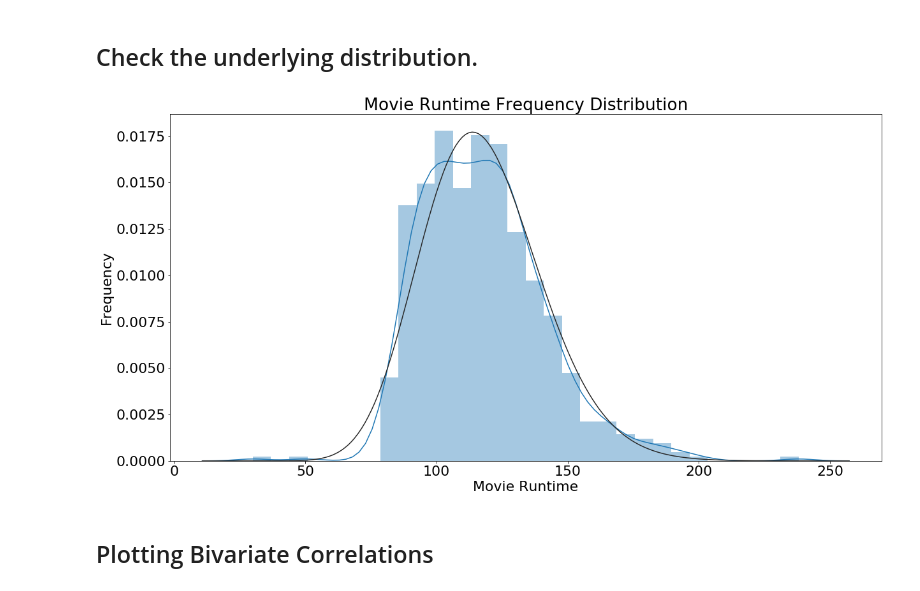
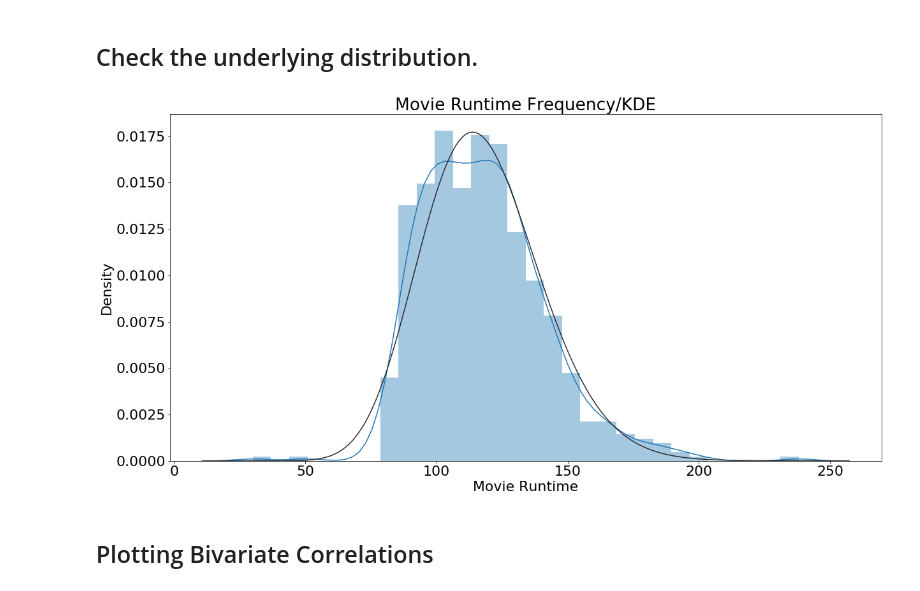
Before and after one commit to giggles-data-science/Python-3-DS, a Jupyter notebook: seaborn.ipynb, the cells around one changed output. Cells and saved outputs as stored; diff of their text form; code cells hidden in the pictures.

```diff
--- a/seaborn.ipynb
+++ b/seaborn.ipynb
@@ -139,11 +141,11 @@ plt.title('Movie Runtime Frequency Distribution');
 # %%
 #check the underlying distribution
 sns.distplot(df.Runtime, fit = stats.gamma)
 plt.xlabel('Movie Runtime')
-plt.ylabel('Frequency')
-plt.title('Movie Runtime Frequency Distribution');
+plt.ylabel('Density')
+plt.title('Movie Runtime Frequency/KDE');
 # %% [output]
-[figure, old version]
+[figure, new version]
 # %% [markdown]
 ## Plotting Bivariate Correlations
 # %% [markdown]
```
Also changed, not shown: parts of 2 cells of this notebook.
